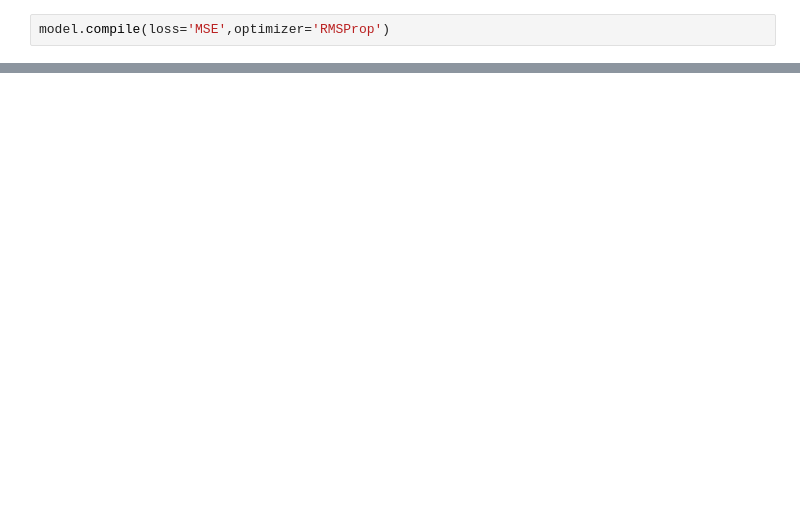
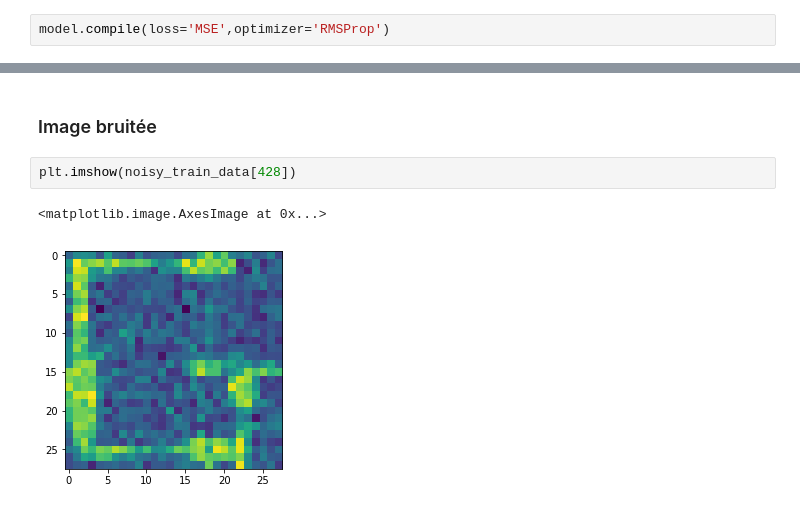
Before and after one commit to Fuzhyon/autocoder_keras, a Jupyter notebook: autoencoder.ipynb, the cells around one changed output, grey strips where cells are left out. Drawn from its saved outputs; the diff is of its cells as text; blank space fills up the shorter version.

```diff
--- a/autoencoder.ipynb
+++ b/autoencoder.ipynb
@@ -190,0 +217,7 @@ prediction = model.predict(test_data)
+# %% [markdown]
+### Image bruitée
+# %%
+plt.imshow(noisy_train_data[428])
+# %% [output]
+<matplotlib.image.AxesImage at 0x...>
+[figure, added]
```
Also changed, not shown: parts of 18 cells of this notebook.
